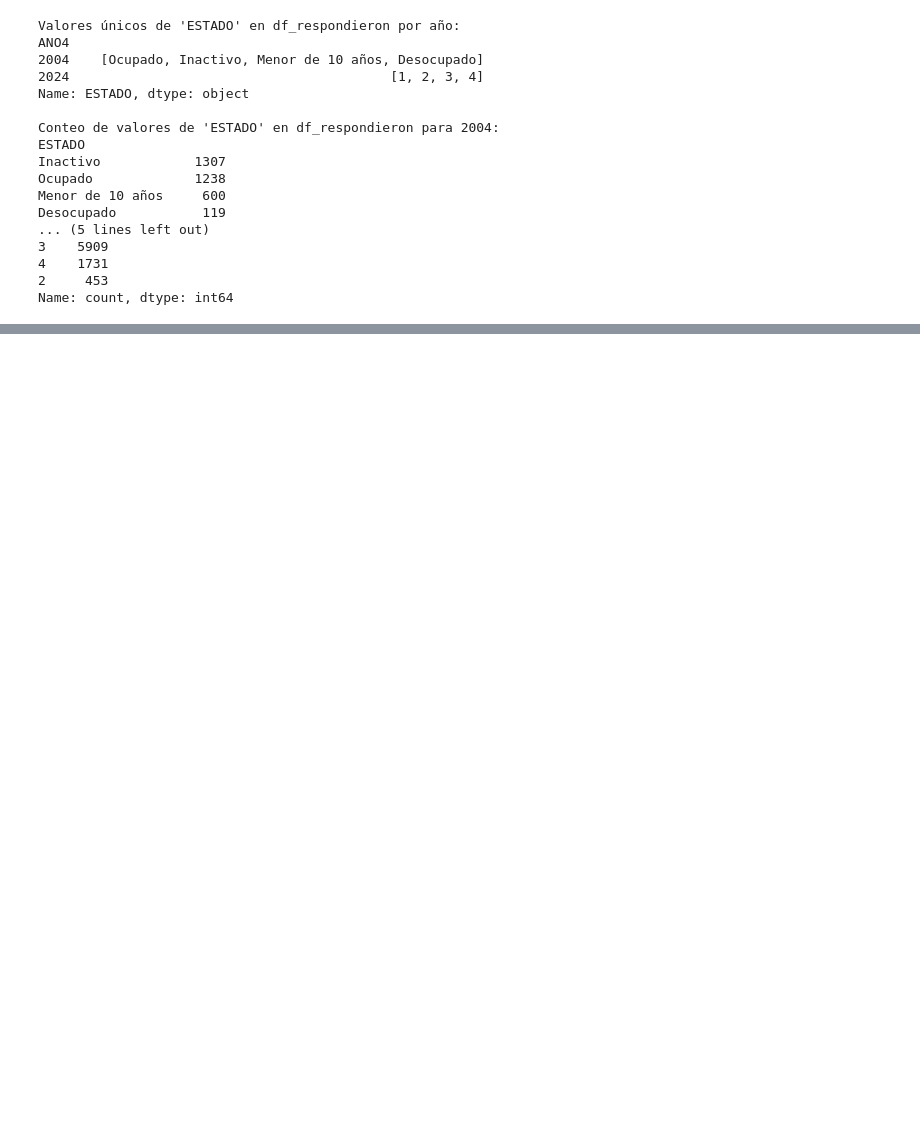
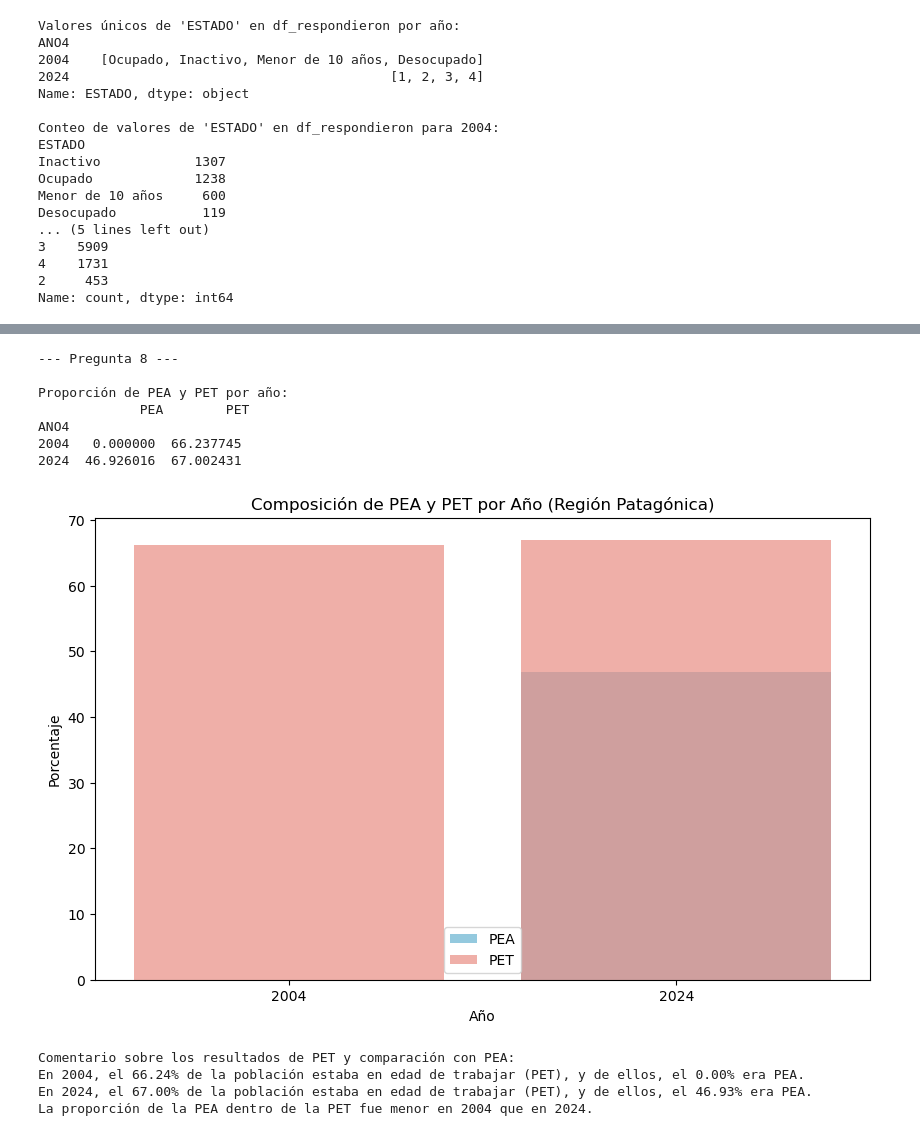
Before and after one commit to A-R-VV/BigDataUBA-Grupo18, a Jupyter notebook: TP 2 EJ 1-2-3(codigos) 11111111.ipynb, the cells around one changed output, grey strips where cells are left out. Cells and saved outputs as stored; diff of their text form; code cells hidden in the pictures; blank space fills up the shorter version.

```diff
--- a/TP 2 EJ 1-2-3(codigos) 11111111.ipynb
+++ b/TP 2 EJ 1-2-3(codigos) 11111111.ipynb
@@ -608,0 +801,53 @@ Name: PET, dtype: float64
+# %%
+# --- Pregunta 8: Agreguen a la base respondieron una columna llamada “PET” (Población en Edad para Trabajar) que tome 1 si la persona tiene entre 15 y 65 años cumplidos. Realicen un gráfico de barras mostrando la composición por PEA para 2004 y 2024. Comenten los resultados y comparen PET con PEA. ---
+print("\n--- Pregunta 8 ---")
+# Creamos la columna 'PET' en el DataFrame 'df_respondieron'
+# Si la edad ('CH06') está entre 15 y 65 (inclusive), 'PET' será 1, sino será 0
+df_respondieron['PET'] = np.where((df_respondieron['CH06'] >= 15) & (df_respondieron['CH06'] <= 65), 1, 0)
+
+# Calculamos la proporción de PEA y PET por año
+pea_sobre_pet_por_anio = df_respondieron.groupby('ANO4')[['PEA', 'PET']].mean() * 100
+print("\nProporción de PEA y PET por año:\n", pea_sobre_pet_por_anio)
+
+# Creamos el gráfico de barras comparando PEA y PET por año
+plt.figure(figsize=(10, 6))
+sns.barplot(x='ANO4', y='PEA', data=pea_sobre_pet_por_anio.reset_index(), color='skyblue', label='PEA')
+sns.barplot(x='ANO4', y='PET', data=pea_sobre_pet_por_anio.reset_index(), color='salmon', alpha=0.7, label='PET')
+plt.title('Composición de PEA y PET por Año (Región Patagónica)')
+plt.xlabel('Año')
+plt.ylabel('Porcentaje')
+plt.xticks([0, 1], [2004, 2024])
+plt.legend()
+plt.show()
+
+print("\nComentario sobre los resultados de PET y comparación con PEA:")
+if 'PET' in pea_sobre_pet_por_anio.columns and 'PEA' in pea_sobre_pet_por_anio.columns:
+    pet_2004 = pea_sobre_pet_por_anio.loc[2004, 'PET']
+    pet_2024 = pea_sobre_pet_por_anio.loc[2024, 'PET']
+    pea_2004 = pea_sobre_pet_por_anio.loc[2004, 'PEA']
+    pea_2024 = pea_sobre_pet_por_anio.loc[2024, 'PEA']
+
+    print(f"En 2004, el {pet_2004:.2f}% de la población estaba en edad de trabajar (PET), y de ellos, el {pea_2004:.2f}% era PEA.")
+    print(f"En 2024, el {pet_2024:.2f}% de la población estaba en edad de trabajar (PET), y de ellos, el {pea_2024:.2f}% era PEA.")
+
+    if (pea_2004 / pet_2004) > (pea_2024 / pet_2024):
+        print("La proporción de la PEA dentro de la PET fue mayor en 2004 que en 2024.")
+    elif (pea_2004 / pet_2004) < (pea_2024 / pet_2024):
+        print("La proporción de la PEA dentro de la PET fue menor en 2004 que en 2024.")
+    else:
+        print("La proporción de la PEA dentro de la PET fue similar en ambos años.")
+else:
+    print("No se encontraron las columnas PEA o PET para realizar la comparación.")
+# %% [output]
+--- Pregunta 8 ---
+
+Proporción de PEA y PET por año:
+             PEA        PET
+ANO4
+2004   0.000000  66.237745
+2024  46.926016  67.002431
+[figure, added]
+Comentario sobre los resultados de PET y comparación con PEA:
+En 2004, el 66.24% de la población estaba en edad de trabajar (PET), y de ellos, el 0.00% era PEA.
+En 2024, el 67.00% de la población estaba en edad de trabajar (PET), y de ellos, el 46.93% era PEA.
+La proporción de la PEA dentro de la PET fue menor en 2004 que en 2024.
```
Also changed, not shown: parts of 27 cells of this notebook.
